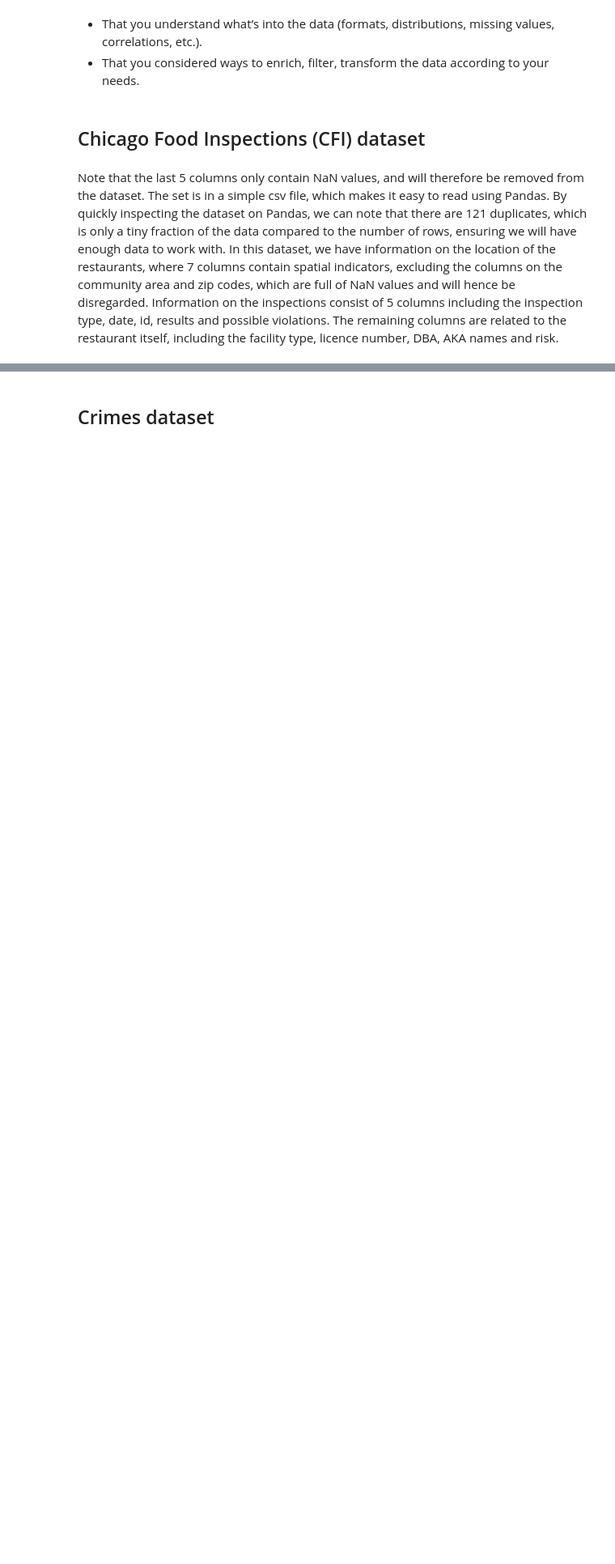
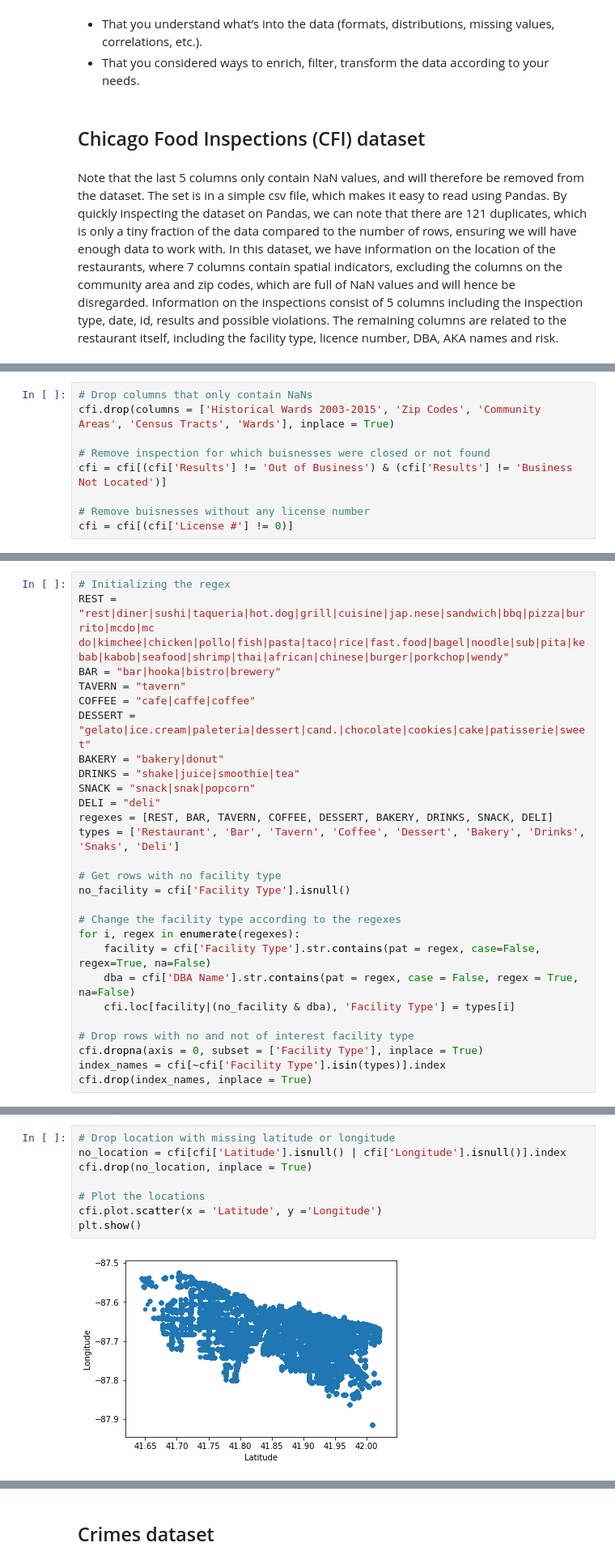
Before and after one commit to huguesvinzant/ada-2019-project-jech, a Jupyter notebook: Descriptive Analysis.ipynb, the cells around one changed output, grey strips where cells are left out. Shown at 81% size. Saved outputs shown, nothing was run; the diff lists cells and outputs as text; blank space fills up the shorter version.

```diff
--- a/Descriptive Analysis.ipynb
+++ b/Descriptive Analysis.ipynb
@@ -48,0 +52,9 @@ hugues
+# %%
+# Drop columns that only contain NaNs
+cfi.drop(columns = ['Historical Wards 2003-2015', 'Zip Codes', 'Community Areas', 'Census Tracts', 'Wards'], inplace = True)
+
+# Remove inspection for which buisnesses were closed or not found
+cfi = cfi[(cfi['Results'] != 'Out of Business') & (cfi['Results'] != 'Business Not Located')]
+
+# Remove buisnesses without any license number
+cfi = cfi[(cfi['License #'] != 0)]
@@ -48,0 +65,27 @@ hugues
+# %%
+# Initializing the regex
+REST = "rest|diner|sushi|taqueria|hot.dog|grill|cuisine|jap.nese|sandwich|bbq|pizza|burrito|mcdo|mc do|kimchee|chicken|pollo|fish|pasta|taco|rice|fast.food|bagel|noodle|sub|pita|kebab|kabob|seafood|shrimp|thai|african|chinese|burger|porkchop|wendy"
+BAR = "bar|hooka|bistro|brewery"
+TAVERN = "tavern"
+COFFEE = "cafe|caffe|coffee"
+DESSERT = "gelato|ice.cream|paleteria|dessert|cand.|chocolate|cookies|cake|patisserie|sweet"
+BAKERY = "bakery|donut"
+DRINKS = "shake|juice|smoothie|tea"
+SNACK = "snack|snak|popcorn"
+DELI = "deli"
+regexes = [REST, BAR, TAVERN, COFFEE, DESSERT, BAKERY, DRINKS, SNACK, DELI]
+types = ['Restaurant', 'Bar', 'Tavern', 'Coffee', 'Dessert', 'Bakery', 'Drinks', 'Snaks', 'Deli']
+
+# Get rows with no facility type
+no_facility = cfi['Facility Type'].isnull()
+
+# Change the facility type according to the regexes
+for i, regex in enumerate(regexes):
+    facility = cfi['Facility Type'].str.contains(pat = regex, case=False, regex=True, na=False)
+    dba = cfi['DBA Name'].str.contains(pat = regex, case = False, regex = True, na=False)
+    cfi.loc[facility|(no_facility & dba), 'Facility Type'] = types[i]
+
+# Drop rows with no and not of interest facility type
+cfi.dropna(axis = 0, subset = ['Facility Type'], inplace = True)
+index_names = cfi[~cfi['Facility Type'].isin(types)].index
+cfi.drop(index_names, inplace = True)
@@ -48,0 +96,10 @@ hugues
+# %%
+# Drop location with missing latitude or longitude
+no_location = cfi[cfi['Latitude'].isnull() | cfi['Longitude'].isnull()].index
+cfi.drop(no_location, inplace = True)
+
+# Plot the locations
+cfi.plot.scatter(x = 'Latitude', y ='Longitude')
+plt.show()
+# %% [output]
+[figure, added]
```
Also changed, not shown: parts of 11 cells of this notebook.
